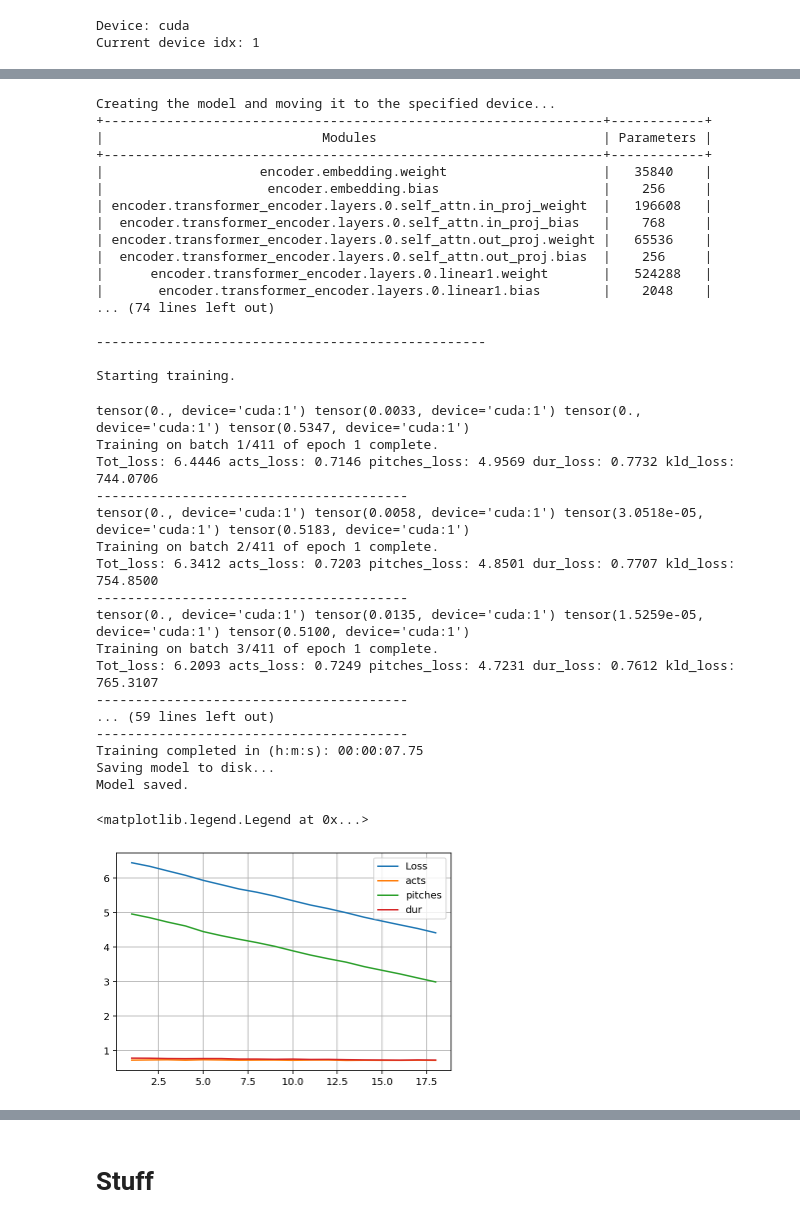
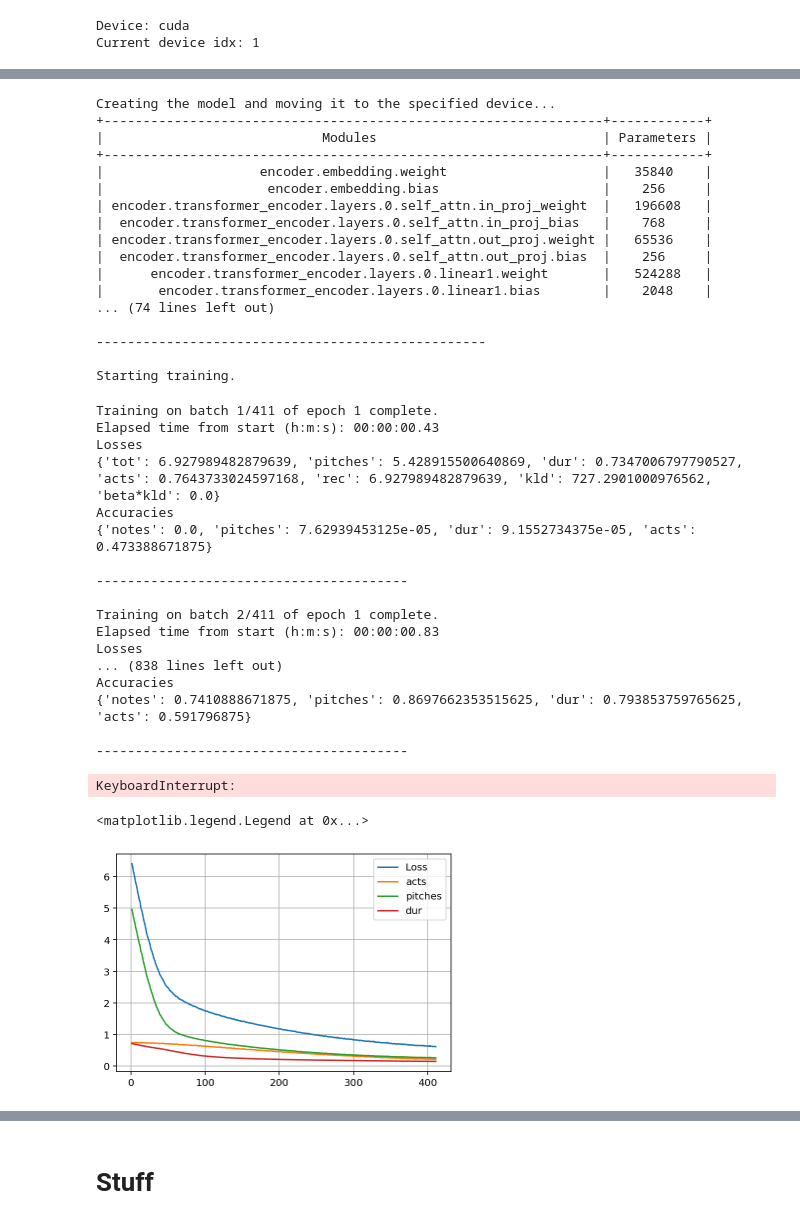
Before and after one commit to EmanueleCosenza/polyphemus, a Jupyter notebook: midi.ipynb, the cells around one changed output, grey strips where cells are left out. Saved outputs shown, nothing was run; the diff lists cells and outputs as text; code cells hidden in the pictures.

Commit message:
Training refactory

```diff
--- a/midi.ipynb
+++ b/midi.ipynb
@@ -1047,19 +1122,23 @@ print()
 init_lr = 1e-5
 gamma = 0.999
 optimizer = optim.Adam(vae.parameters(), lr=init_lr)
+criterions = {'ce': nn.CrossEntropyLoss(), 'bce': nn.BCEWithLogitsLoss()}
 scheduler = optim.lr_scheduler.ExponentialLR(optimizer, gamma)
 
 print('--------------------------------------------------\n')
 
 trainer = VAETrainer(
+    vae,
     models_path,
     optimizer,
+    criterions,
     init_lr,
+    name='vae',
     lr_scheduler=scheduler,
     save_every=100,
     device=device
 )
-trainer.train(vae, loader, name='vae')
+trainer.train(loader)
 # %% [output]
 Creating the model and moving it to the specified device...
 +----------------------------------------------------------------+------------+
@@ -1078,33 +1157,35 @@ Creating the model and moving it to the specified device...
 --------------------------------------------------
 
 Starting training.
-tensor(0., device='cuda:1') tensor(0.0033, device='cuda:1') tensor(0., device='cuda:1') tensor(0.5347, device='cuda:1')
 Training on batch 1/411 of epoch 1 complete.
-Tot_loss: 6.4446 acts_loss: 0.7146 pitches_loss: 4.9569 dur_loss: 0.7732 kld_loss: 744.0706
+Elapsed time from start (h:m:s): 00:00:00.43
+Losses
+{'tot': 6.927989482879639, 'pitches': 5.428915500640869, 'dur': 0.7347006797790527, 'acts': 0.7643733024597168, 'rec': 6.927989482879639, 'kld': 727.2901000976562, 'beta*kld': 0.0}
+Accuracies
+{'notes': 0.0, 'pitches': 7.62939453125e-05, 'dur': 9.1552734375e-05, 'acts': 0.473388671875}
+
 ----------------------------------------
-tensor(0., device='cuda:1') tensor(0.0058, device='cuda:1') tensor(3.0518e-05, device='cuda:1') tensor(0.5183, device='cuda:1')
+
 Training on batch 2/411 of epoch 1 complete.
-Tot_loss: 6.3412 acts_loss: 0.7203 pitches_loss: 4.8501 dur_loss: 0.7707 kld_loss: 754.8500
+Elapsed time from start (h:m:s): 00:00:00.83
+Losses
+... (838 lines left out)
+Accuracies
+{'notes': 0.7410888671875, 'pitches': 0.8697662353515625, 'dur': 0.793853759765625, 'acts': 0.591796875}
+
 ----------------------------------------
-tensor(0., device='cuda:1') tensor(0.0135, device='cuda:1') tensor(1.5259e-05, device='cuda:1') tensor(0.5100, device='cuda:1')
-Training on batch 3/411 of epoch 1 complete.
-Tot_loss: 6.2093 acts_loss: 0.7249 pitches_loss: 4.7231 dur_loss: 0.7612 kld_loss: 765.3107
-----------------------------------------
-... (59 lines left out)
-----------------------------------------
-Training completed in (h:m:s): 00:00:07.75
-Saving model to disk...
-Model saved.
+KeyboardInterrupt:
 # %%
-m = torch.load('models/vae')
+checkpoint = torch.load('models/vae')
 # %%
-plt.plot(range(1, len(m['losses'])+1), m['losses'], label='Loss')
-plt.plot(range(1, len(m['acts_losses'])+1), m['acts_losses'], label='acts')
-plt.plot(range(1, len(m['pitches_losses'])+1), m['pitches_losses'], label='pitches')
-plt.plot(range(1, len(m['dur_losses'])+1), m['dur_losses'], label='dur')
-#plt.plot(range(1, len(m['kld_losses'])+1), m['kld_losses'], label='kld')
+losses = checkpoint['losses']
+plt.plot(range(1, len(losses['tot'])+1), losses['tot'], label='Loss')
+plt.plot(range(1, len(losses['acts'])+1), losses['acts'], label='acts')
+plt.plot(range(1, len(losses['pitches'])+1), losses['pitches'], label='pitches')
+plt.plot(range(1, len(losses['dur'])+1), losses['dur'], label='dur')
+#plt.plot(range(1, len(losses['kld'])+1), losses['kld'], label='kld')
 plt.grid()
 plt.legend()
 # %% [output]
 <matplotlib.legend.Legend at 0x...>
-[figure, old version]
+[figure, new version]
```
Also changed, not shown: parts of 6 cells of this notebook.
